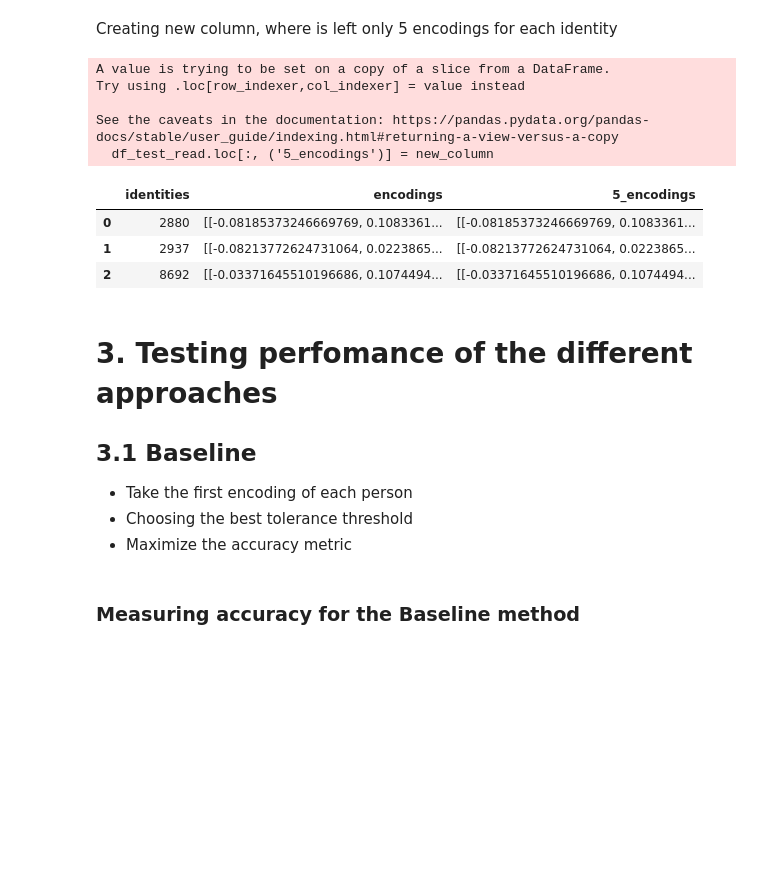
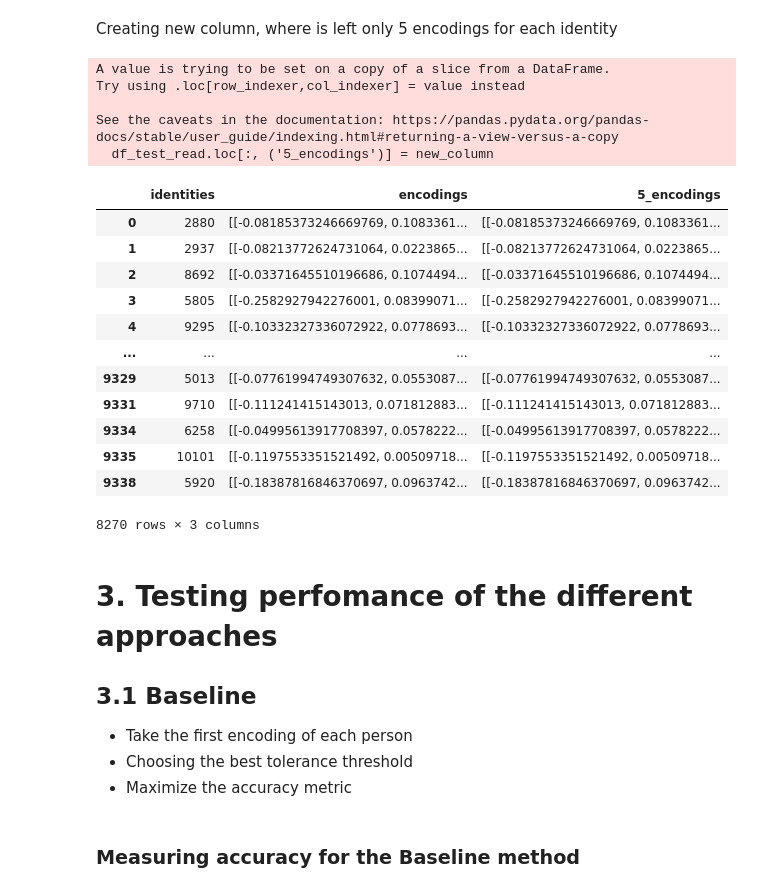
Before and after one commit to LeGGarD/opencv-video-face-recognition-project, a Jupyter notebook: Education, tests, investigations/6_face_recognition_research/researching the face recognition algorithm.ipynb, the cells around one changed output. Cells and saved outputs as stored; diff of their text form; code cells hidden in the pictures; blank space fills up the shorter version.

```diff
--- a/Education, tests, investigations/6_face_recognition_research/researching the face recognition algorithm.ipynb
+++ b/Education, tests, investigations/6_face_recognition_research/researching the face recognition algorithm.ipynb
@@ -367,19 +384,28 @@ Creating new column, where is left only 5 encodings for each identity
 # %%
 new_column = create_column_with_n_encodings(df_test_read, 5)
 df_test_read.loc[:, ('5_encodings')] = new_column
-df_test_read.head(3)
+df_test_read
 # %% [output]
 A value is trying to be set on a copy of a slice from a DataFrame.
 Try using .loc[row_indexer,col_indexer] = value instead
 
 See the caveats in the documentation: https://pandas.pydata.org/pandas-docs/stable/user_guide/indexing.html#returning-a-view-versus-a-copy
   df_test_read.loc[:, ('5_encodings')] = new_column
 |  | identities | encodings | 5_encodings |
 | 0 | 2880 | [[-0.08185373246669769, 0.1083361... | [[-0.08185373246669769, 0.1083361... |
 | 1 | 2937 | [[-0.08213772624731064, 0.0223865... | [[-0.08213772624731064, 0.0223865... |
 | 2 | 8692 | [[-0.03371645510196686, 0.1074494... | [[-0.03371645510196686, 0.1074494... |
+| 3 | 5805 | [[-0.2582927942276001, 0.08399071... | [[-0.2582927942276001, 0.08399071... |
+| 4 | 9295 | [[-0.10332327336072922, 0.0778693... | [[-0.10332327336072922, 0.0778693... |
+| ... | ... | ... | ... |
+| 9329 | 5013 | [[-0.07761994749307632, 0.0553087... | [[-0.07761994749307632, 0.0553087... |
+| 9331 | 9710 | [[-0.111241415143013, 0.071812883... | [[-0.111241415143013, 0.071812883... |
+| 9334 | 6258 | [[-0.04995613917708397, 0.0578222... | [[-0.04995613917708397, 0.0578222... |
+| 9335 | 10101 | [[-0.1197553351521492, 0.00509718... | [[-0.1197553351521492, 0.00509718... |
+| 9338 | 5920 | [[-0.18387816846370697, 0.0963742... | [[-0.18387816846370697, 0.0963742... |
+8270 rows × 3 columns
 # %% [markdown]
-# 3. Testing perfomance of the different approaches
+# <a id="testing">3. Testing perfomance of the different approaches</a>
 ## 3.1 Baseline
 - Take the first encoding of each person
 - Choosing the best tolerance threshold
```
Also changed, not shown: parts of 64 cells of this notebook.
